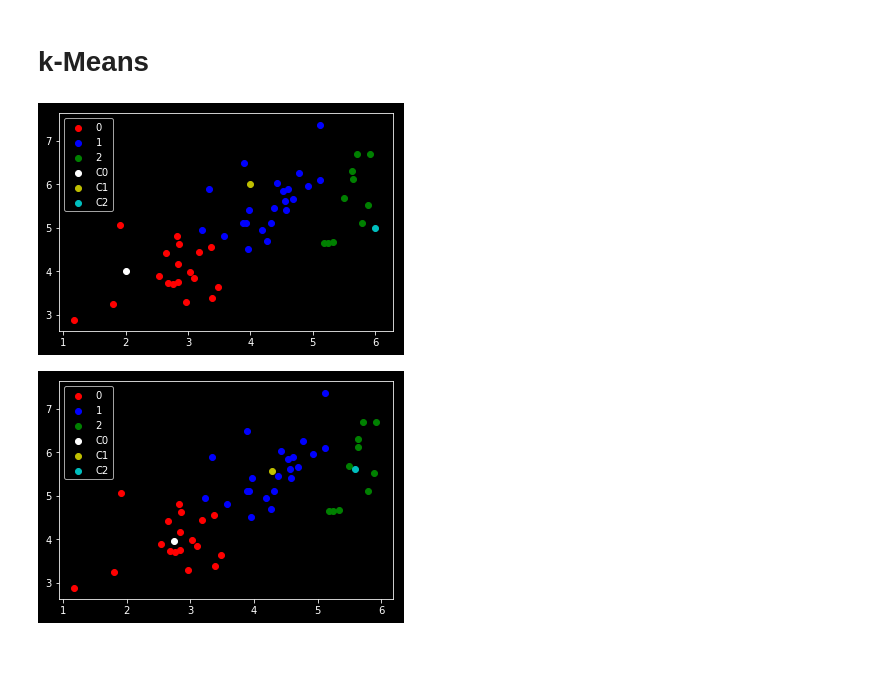
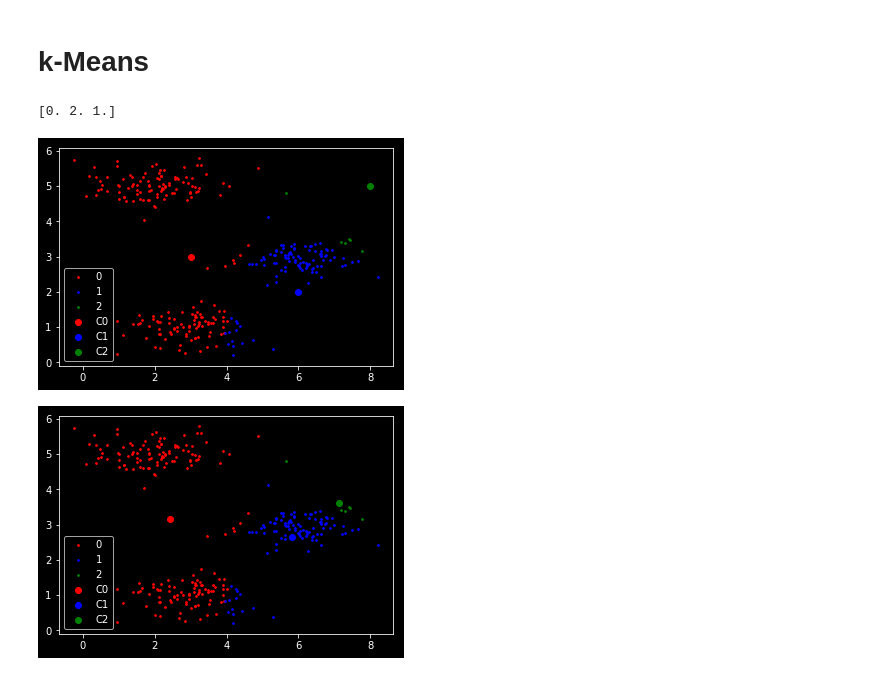
Before and after one commit to umakantv/courser_ml_using_python, a Jupyter notebook: machine-learning-ex7/ex7/kMeans.ipynb, the cells around one changed output. Cells and saved outputs as stored; diff of their text form; code cells hidden in the pictures.

```diff
--- a/machine-learning-ex7/ex7/kMeans.ipynb
+++ b/machine-learning-ex7/ex7/kMeans.ipynb
@@ -16,25 +16,28 @@ def findClosestCentroids(X, centroids):
         idx[i] = np.where(np.min(a)==a)[0][0]
     return idx
 # %%
-data = sio.loadmat('Practice\Machine Learning\machine-learning-ex7\ex7\ex7data1.mat')
+data = sio.loadmat('Practice\Machine Learning\machine-learning-ex7\ex7\ex7data2.mat')
 X = data['X']
-initialCentroids = np.array([[2, 4], [4, 6], [6, 5]])
+initialCentroids = np.array([[3, 3], [6, 2], [8, 5]])
 idx = findClosestCentroids(X, initialCentroids)
+print(idx[:3])
 # idx= idx.ravel()
+# %% [output]
+[0. 2. 1.]
 # %%
 # Visualizing Assigned closest centroids
 fig, ax = plt.subplots(1)
 
-ax.scatter(X[idx==0, 0], X[idx==0, 1], c='r', label='0')
-ax.scatter(X[idx==1, 0], X[idx==1, 1], c='b', label='1')
-ax.scatter(X[idx==2, 0], X[idx==2, 1], c='g', label='2')
-ax.scatter(initialCentroids[0, 0], initialCentroids[0, 1], c='w', label='C0')
-ax.scatter(initialCentroids[1, 0], initialCentroids[1, 1], c='y', label='C1')
-ax.scatter(initialCentroids[2, 0], initialCentroids[2, 1], c='c', label='C2')
+ax.scatter(X[idx==0, 0], X[idx==0, 1], c='r', s=3, label='0')
+ax.scatter(X[idx==1, 0], X[idx==1, 1], c='b', s=3, label='1')
+ax.scatter(X[idx==2, 0], X[idx==2, 1], c='g', s=3, label='2')
+ax.scatter(initialCentroids[0, 0], initialCentroids[0, 1], c='r', label='C0')
+ax.scatter(initialCentroids[1, 0], initialCentroids[1, 1], c='b', label='C1')
+ax.scatter(initialCentroids[2, 0], initialCentroids[2, 1], c='g', label='C2')
 ax.legend()
 plt.show()
 # %% [output]
-[figure, old version]
+[figure, new version]
 # %%
 def computeCentroids(X, idx, K):
     m, n = X.shape
@@ -48,16 +51,16 @@ centroids = computeCentroids(X, idx, 3)
 # Visualizing shifted centroids to their mean
 fig, ax = plt.subplots(1)
 
-ax.scatter(X[idx==0, 0], X[idx==0, 1], c='r', label='0')
-ax.scatter(X[idx==1, 0], X[idx==1, 1], c='b', label='1')
-ax.scatter(X[idx==2, 0], X[idx==2, 1], c='g', label='2')
-ax.scatter(centroids[0, 0], centroids[0, 1], c='w', label='C0')
-ax.scatter(centroids[1, 0], centroids[1, 1], c='y', label='C1')
-ax.scatter(centroids[2, 0], centroids[2, 1], c='c', label='C2')
+ax.scatter(X[idx==0, 0], X[idx==0, 1], c='r', s=3, label='0')
+ax.scatter(X[idx==1, 0], X[idx==1, 1], c='b', s=3, label='1')
+ax.scatter(X[idx==2, 0], X[idx==2, 1], c='g', s=3, label='2')
+ax.scatter(centroids[0, 0], centroids[0, 1], c='r', label='C0')
+ax.scatter(centroids[1, 0], centroids[1, 1], c='b', label='C1')
+ax.scatter(centroids[2, 0], centroids[2, 1], c='g', label='C2')
 ax.legend()
 plt.show()
 # %% [output]
-[figure, old version]
+[figure, new version]
 # %%
 delta = initialCentroids-centroids
 K = 3
```
Also changed, not shown: parts of 3 cells of this notebook.
